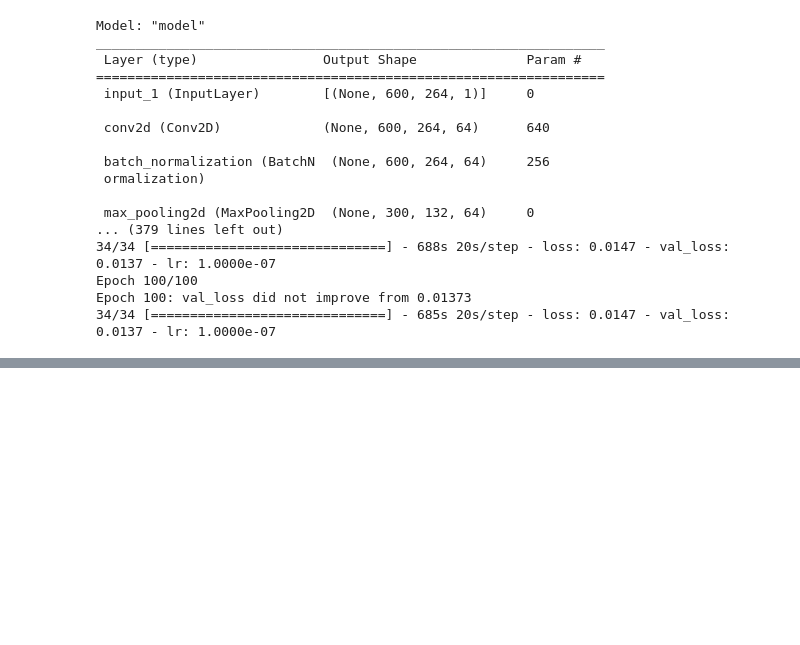
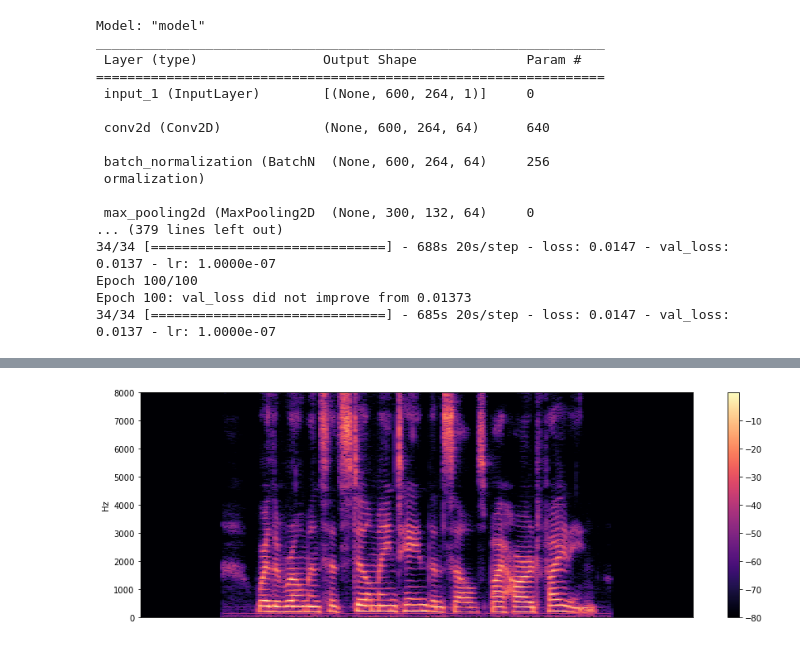
Before and after one commit to piotrwojslawski/AudioDenoisingModel, a Jupyter notebook: Denoising model.ipynb, the cells around one changed output, grey strips where cells are left out. Cells and saved outputs as stored; diff of their text form; code cells hidden in the pictures; blank space fills up the shorter version.

```diff
--- a/Denoising model.ipynb
+++ b/Denoising model.ipynb
@@ -329,0 +348,5 @@ for i, element in enumerate(audio_pred):
+# %%
+# Plot the original audio without any rain
+plot_spectogram(y_test[4])
+# %% [output]
+[figure, added]
```
Also changed, not shown: parts of 32 cells of this notebook.
